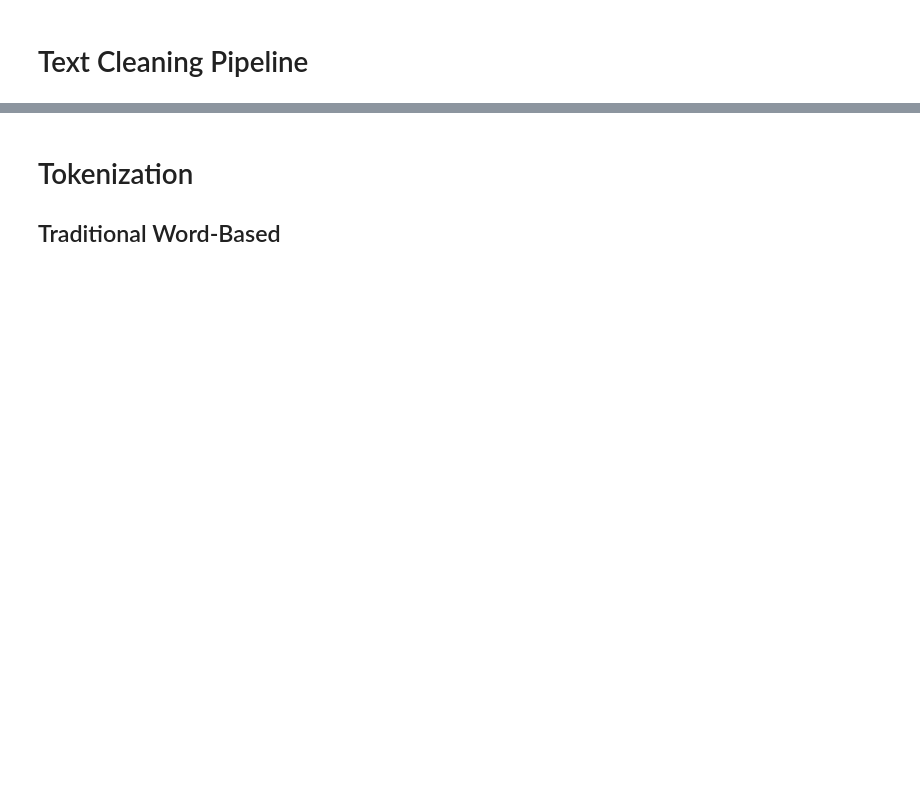
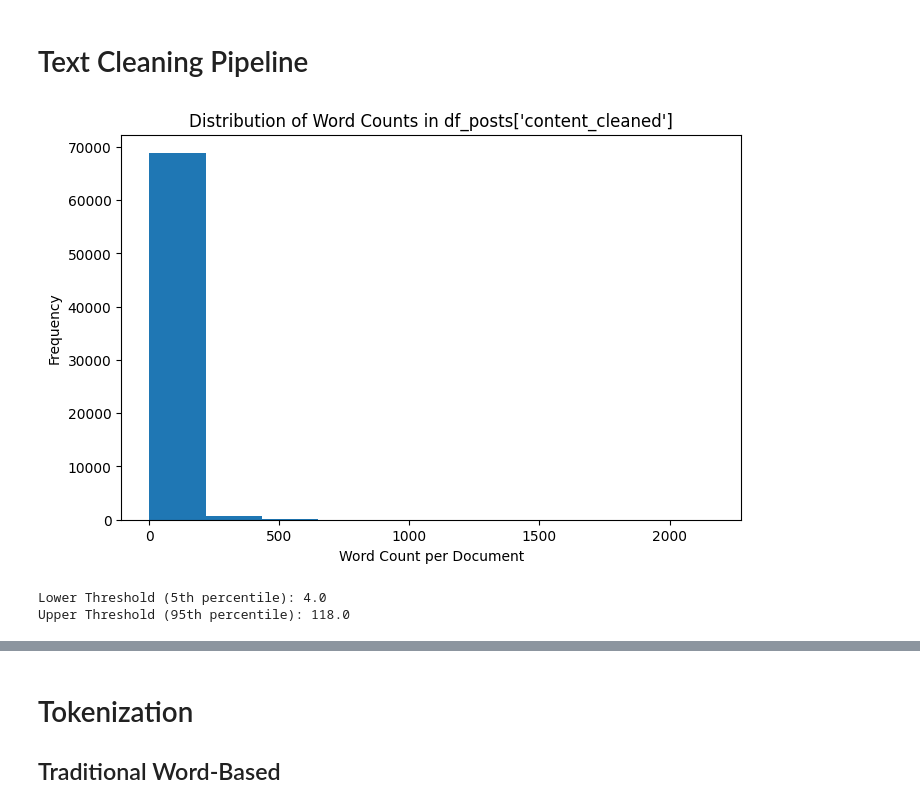
Before and after one commit to Starlight0901/Reddit_SriLanka_Social_Insight, a Jupyter notebook: Data Preprocessing and Feature Engineering.ipynb, the cells around one changed output, grey strips where cells are left out. Cells and saved outputs as stored; diff of their text form; code cells hidden in the pictures; blank space fills up the shorter version.

```diff
--- a/Data Preprocessing and Feature Engineering.ipynb
+++ b/Data Preprocessing and Feature Engineering.ipynb
@@ -235,28 +333,25 @@ df_posts['content_cleaned'] = df_posts['content'].astype(str).apply(clean_text)
 # %%
 # Filter posts by word count by defining lower and upper treshold values to remove outliers in posts lengths
 # min_words = 25
 # max_words = 1000
 
 # def word_count_filter(text):
 #     count = len(text.split())
 #     return min_words <= count <= max_words
 
 # df_posts = df_posts[df_posts['content_cleaned'].apply(word_count_filter)]
 
 # Create a word count column
 df_posts["word_count"] = df_posts["content_cleaned"].apply(lambda x: len(str(x).split()))
 
-# 2. Plot histogram of word counts
+# Plot histogram of word counts
 plt.figure(figsize=(8, 5))
 plt.hist(df_posts["word_count"])
 plt.xlabel("Word Count per Document")
 plt.ylabel("Frequency")
 plt.title("Distribution of Word Counts in df_posts['content_cleaned']")
 plt.show()
-
-# 3. Compute recommended thresholds using quantiles
-lower_threshold = df_posts["word_count"].quantile(0.05)
-upper_threshold = df_posts["word_count"].quantile(0.95)
-
-print("Lower Threshold (5th percentile):", lower_threshold)
-print("Upper Threshold (95th percentile):", upper_threshold)
+# %% [output]
+[figure, added]
+Lower Threshold (5th percentile): 4.0
+Upper Threshold (95th percentile): 118.0
```
Also changed, not shown: parts of 24 cells of this notebook, 5 other files.
